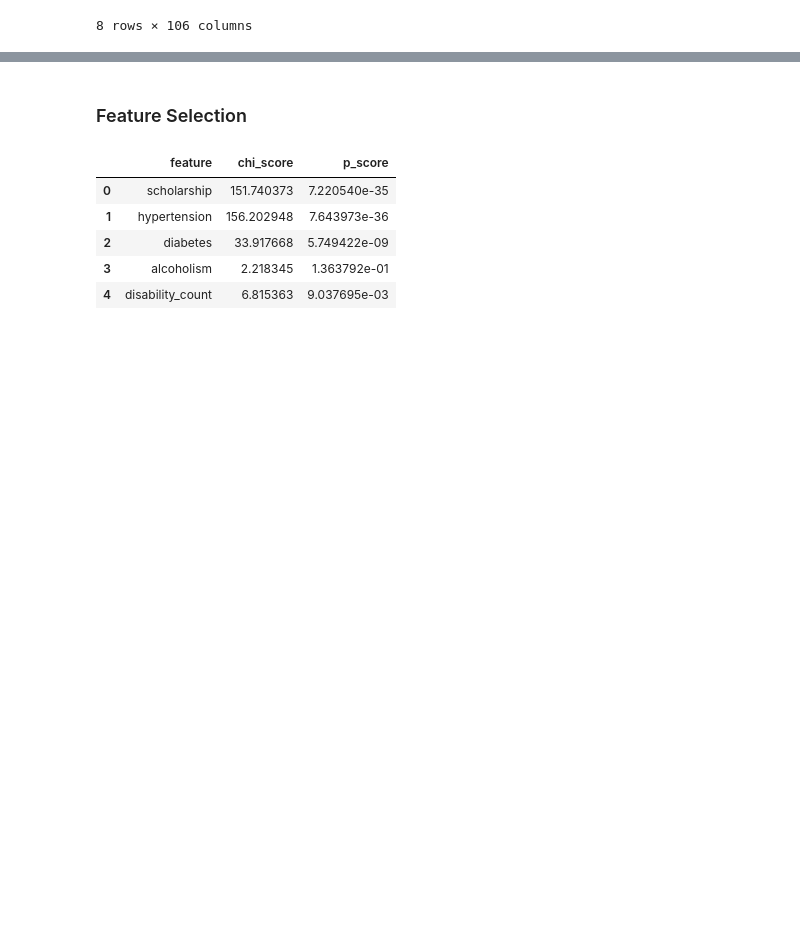
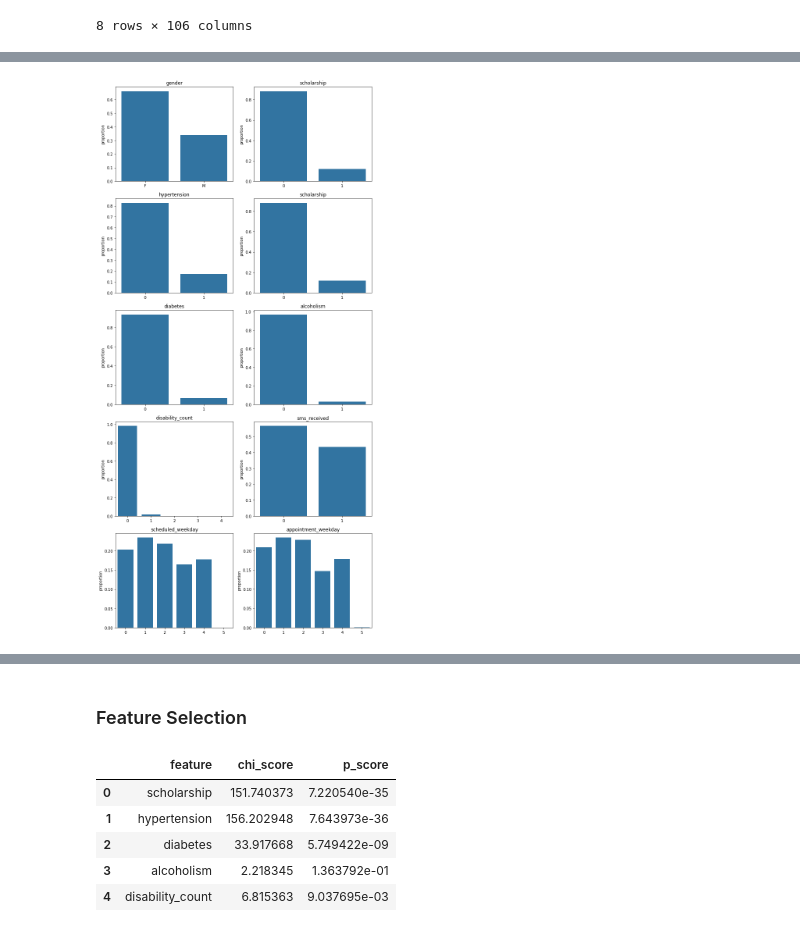
Before and after one commit to afbowman/UnsupervisedLearning, a Jupyter notebook: Capstone_Project.ipynb, the cells around one changed output, grey strips where cells are left out. Cells and saved outputs as stored; diff of their text form; code cells hidden in the pictures; blank space fills up the shorter version.

```diff
--- a/Capstone_Project.ipynb
+++ b/Capstone_Project.ipynb
@@ -695,6 +720,8 @@ sns.heatmap(df_engineer.corr())
 sns.heatmap(df_engineer.corr()[['no_show']].sort_values(by='no_show', ascending=False));
 # %% [output]
 [figure]
+# %%
+df_eda = df_engineer.copy()
 # %%
 df_engineer = df_engineer.drop(['age', 'days_between'], axis=1)
 df_engineer.head()
@@ -740,0 +772,2 @@ df_engineer.describe()
+# %%
+df_noshow = df_eda[df_eda['no_show'] == 1]
@@ -740,0 +783,21 @@ df_engineer.describe()
+# %%
+def plot_noshow(df, feature, num_cols):
+    """Creates a figure with countplots of the values for each column within a feature."""
+    #num_cols = 2  # Number of columns
+    num_rows = (len(feature) + num_cols - 1) // num_cols  # Calculate number of rows
+    fig, axs = plt.subplots(num_rows, num_cols, figsize=(10, 20))
+    axs = axs.flatten()
+    for i, column in enumerate(feature):
+        sns.countplot(x=df[column], stat='proportion', ax=axs[i])
+        axs[i].set_title(column)
+        axs[i].set_xlabel('')
+    plt.tight_layout()
+
+# Example usage
+columns_within_feature = ['gender', 'scholarship', 'hypertension', 'scholarship',
+                         'diabetes', 'alcoholism', 'disability_count', 'sms_received',
+                         'scheduled_weekday', 'appointment_weekday']  # Example columns within the feature
+plot_noshow(df_noshow, columns_within_feature, 2)
+plt.show()
+# %% [output]
+[figure, added]
```
Also changed, not shown: parts of 14 cells of this notebook.
